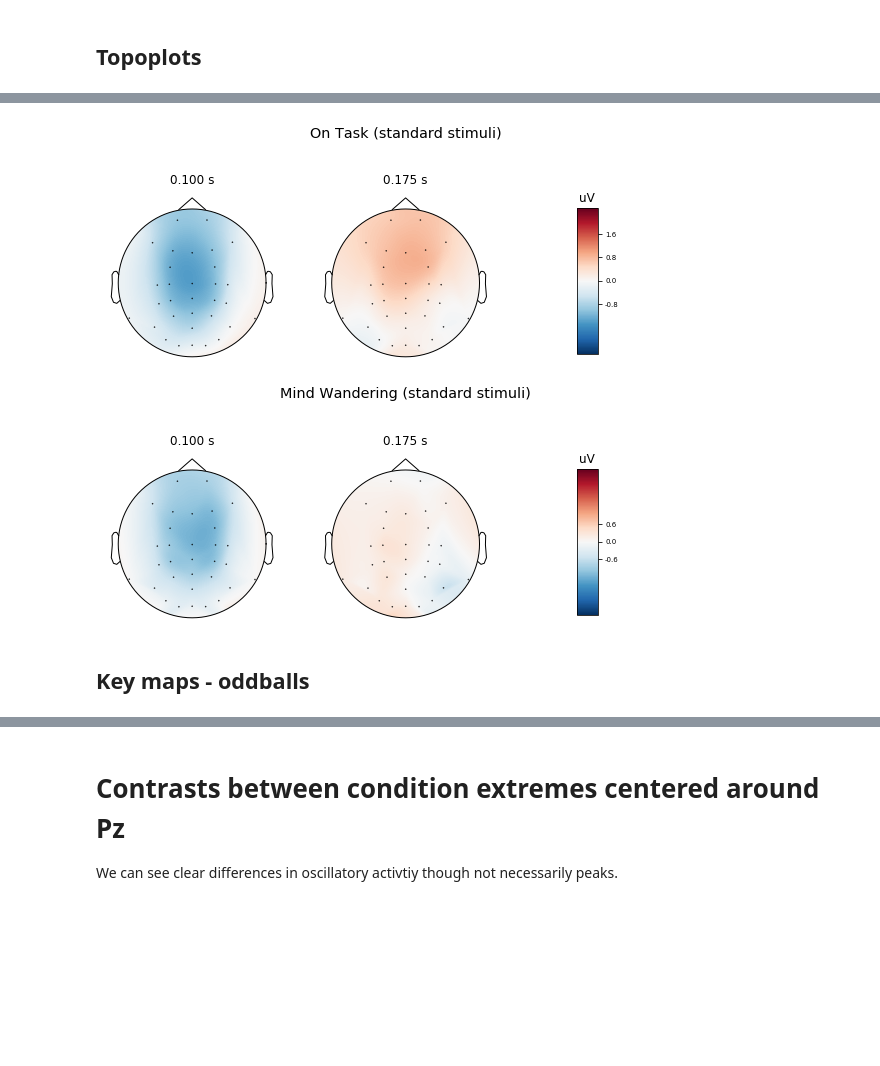
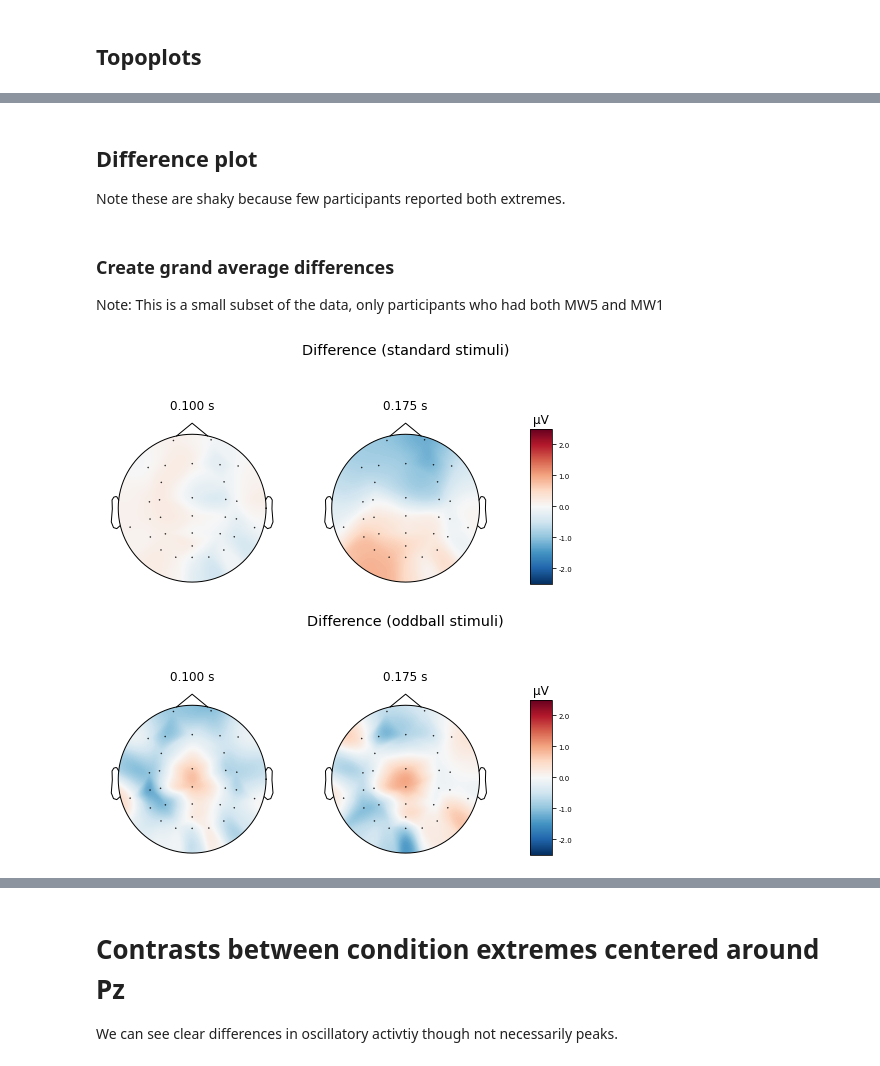
Before and after one commit to cdconrad/aalis, a Jupyter notebook: 2020-grand_average.ipynb, the cells around one changed output, grey strips where cells are left out. Saved outputs shown, nothing was run; the diff lists cells and outputs as text; code cells hidden in the pictures; blank space fills up the shorter version.

```diff
--- a/2020-grand_average.ipynb
+++ b/2020-grand_average.ipynb
@@ -101,0 +106,9 @@ for subject in subjects:
+# %%
+mw1sn = 0
+
+for e in evoked:
+    for f in evoked[e]:
+        if f.comment == 'MW1/Oddball':
+            mw1sn += f.nave
+
+mw1sn
@@ -101,0 +117,9 @@ for subject in subjects:
+# %%
+mw5sn = 0
+
+for e in evoked:
+    for f in evoked[e]:
+        if f.comment == 'MW5/Oddball':
+            mw5sn += f.nave
+
+mw5sn
@@ -213,0 +214,3 @@ for cond in gavg:
+# %% [markdown]
+## Difference plot
+Note these are shaky because few participants reported both extremes.
@@ -214,33 +242,39 @@ for cond in gavg:
+# %% [markdown]
+### Create grand average differences
+Note: This is a small subset of the data, only participants who had both MW5 and MW1
 # %%
 diff_gavg = {}
 
+# times = [0.05, 0.1, 0.175, 0.225, 0.3, 0.4] # change these as needed
+
 times = [0.100, 0.175]
 
-ot_std = gavg['OT/Standard'].plot_topomap(times=times ,
+diff_gavg['Standard'] = mne.grand_average(diff_standard)
+diff_gavg['Oddball'] = mne.grand_average(diff_oddball)
+
+std_gavg = diff_gavg['Standard'].plot_topomap(times=times ,
                               ch_type='eeg',
                               vmin = -2.5,
                               vmax = 2.5,
                               show_names=False,
                               average=0.050,
                               colorbar=True, sensors=True, contours=False, size=2, res=128,
-                              title=str('On Task (standard stimuli)'));
+                              title=str('Difference (standard stimuli)'));
 
-ot_std.dpi = 72
-ot_std.savefig('ot_std.png')
+std_gavg.dpi = 160
+std_gavg.savefig('gavg_std.png')
 
-mw_std = gavg['MW/Standard'].plot_topomap(times=times ,
+odd_gavg = diff_gavg['Oddball'].plot_topomap(times=times ,
                               ch_type='eeg',
                               vmin = -2.5,
                               vmax = 2.5,
                               show_names=False,
                               average=0.050,
                               colorbar=True, sensors=True, contours=False, size=2, res=128,
-                              title=str('Mind Wandering (standard stimuli)'));
+                              title=str('Difference (oddball stimuli)'));
 
-mw_std.dpi = 72
-mw_std.savefig('mw_std.png')
+odd_gavg.dpi = 160
+odd_gavg.savefig('gavg_odd.png')
 # %% [output]
-[figure, old version]
+[figure, new version]
-[figure, old version]
+[figure, new version]
-# %% [markdown]
-## Key maps - oddballs
```
Also changed, not shown: parts of 25 cells of this notebook, 1 other file.
